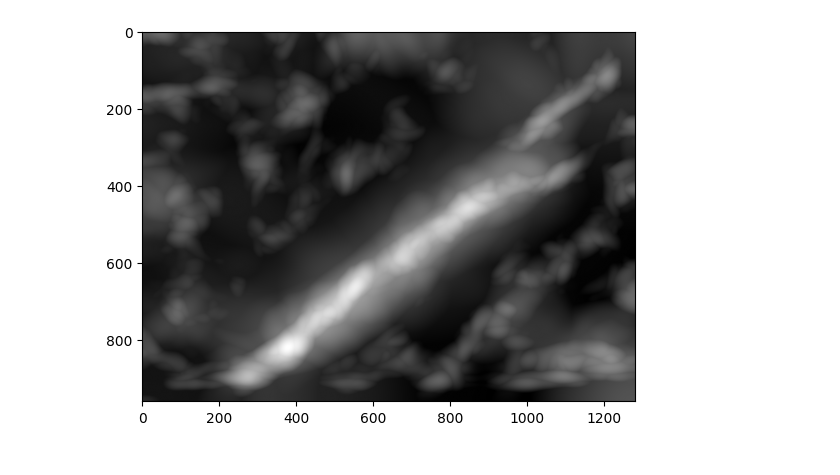
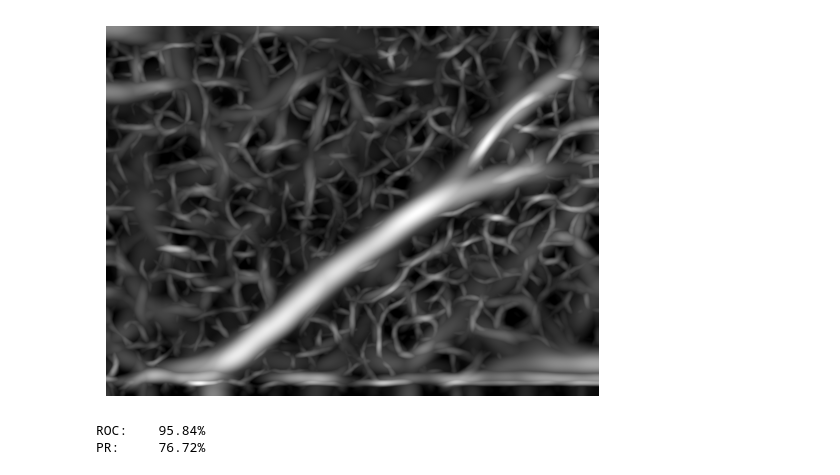
Before and after one commit to KokonutGamer/natural-gas-ndt-analysis, a Jupyter notebook: research/pmf_ccd.ipynb, the cells around one changed output. Drawn from its saved outputs; the diff is of its cells as text; code cells hidden in the pictures.

```diff
--- a/research/pmf_ccd.ipynb
+++ b/research/pmf_ccd.ipynb
@@ -1,12 +16,26 @@
 # %%
 import matched_filter as mf
 import matplotlib.pyplot as plt
 
-templates = mf.generate_kernels(sigma=52.0, L=54, angle_step=15)
+templates = mf.generate_kernels(sigma=8.0, L=48, angle_step=15)
 mask, response = mf.apply_pyramid_matched_filter_from_path(
-    "../images/0098.tif", templates, levels=12
+    "../images/0098.tif", templates, levels=3
 )
 plt.imshow(response, cmap='gray')
+plt.axis('off')
 plt.show()
 # %% [output]
-[figure, old version]
+[figure, new version]
+# %%
+import score
+import cv2
+
+img = cv2.imread('../images/annotated/0098.png', cv2.IMREAD_GRAYSCALE)
+assert img is not None
+ground_truth : cv2.typing.MatLike = img
+
+print(f"ROC:\t{score.roc_auc(response, ground_truth):.2%}")
+print(f"PR:\t{score.pr_auc(response, ground_truth):.2%}")
+# %% [output]
+ROC:    95.84%
+PR:     76.72%
```
Also changed, not shown: parts of 19 cells of this notebook, 1 other file.
